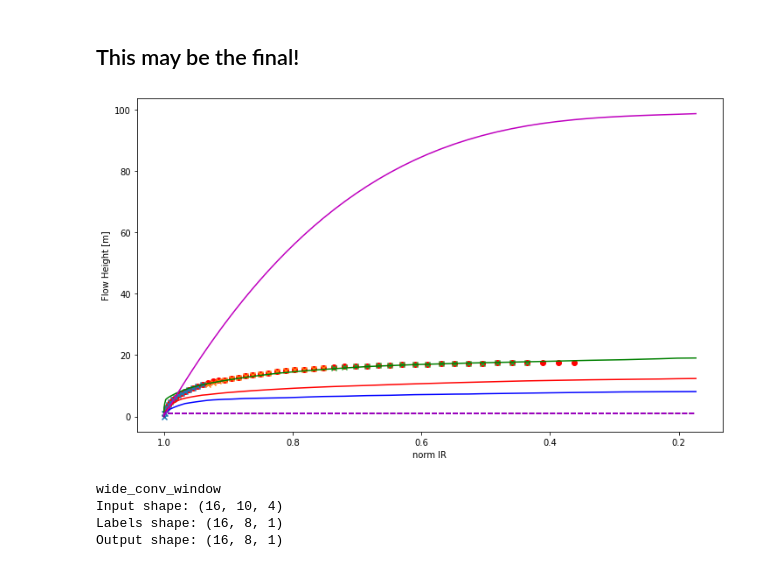
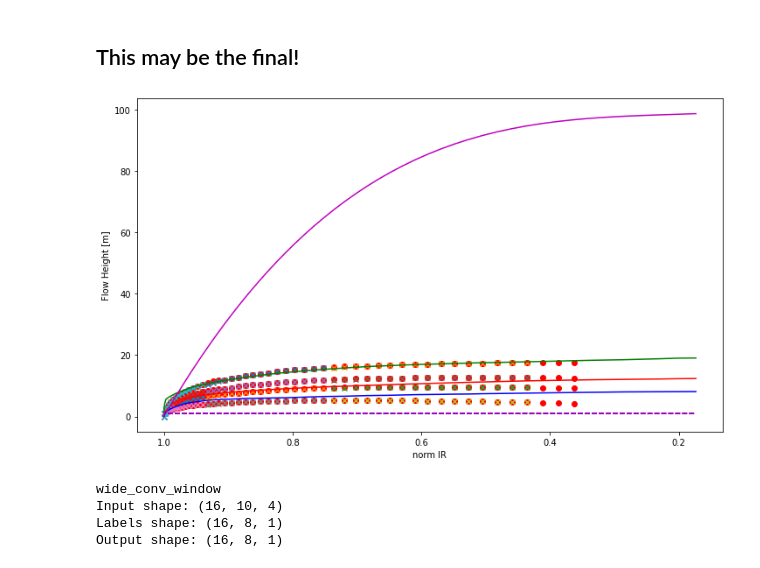
Before and after one commit to blee8/Clogging, a Jupyter notebook: 00_Procedures/00_flow_fitany_conv.ipynb, the cells around one changed output. Saved outputs shown, nothing was run; the diff lists cells and outputs as text; code cells hidden in the pictures.

```diff
--- a/00_Procedures/00_flow_fitany_conv.ipynb
+++ b/00_Procedures/00_flow_fitany_conv.ipynb
@@ -1454,41 +1200,0 @@ ax2.invert_xaxis()
-# %%
-fig, ax2 = plt.subplots(figsize = (12,7))
-ax2.plot(curve_1.iloc[0:58,0], curve_1.iloc[0:58,1], 'g-',
-        curve_2.iloc[0:58,0], curve_2.iloc[0:58,1], 'r-',
-         curve_3.iloc[0:58,0], curve_3.iloc[0:58,1], 'b-'
-          ,curve_0.iloc[0:58,0], curve_0.iloc[0:58,1], 'm-')
-
-data_set = [train_df_40]
-
-for data in data_set :
-    conv_window_t.train_df = data
-    ds = conv_window_t.train
-
-#    ds = makedata(data)
-
-    for i, batch in enumerate(ds) :
-        inputs, labels, lab = batch
-        inputs = inputs.numpy()
-
-        if i>0 :
-            for j in range (0, CONV_WIDTH-1) :
-                inputs[j, 0:CONV_WIDTH-j, 1] = inputs_res[-1:, j-CONV_WIDTH: , 1]
-
-        for n in range (len(inputs)-1) :
-            if n > 0 : inputs = inputs_res
-            predictions = conv_model(inputs[n:n+1])
-            predictions = predictions.numpy()
-            inputs[n+1, CONV_WIDTH-1:, 1] = predictions[0, :, 0]
-            inputs_res = inputs
-
-        inputs = tf.convert_to_tensor(inputs, dtype=tf.float32)
-        inputs_res = inputs
-
-        predictions = tf.convert_to_tensor(predictions, dtype=tf.float32)
-        predictions = conv_model(inputs)
-        ax2.scatter(lab[:,:, 0],  predictions[:, :, 0],marker='o', edgecolors=None, label='Predictions'
-             ,facecolors='red'  )# , c='#ff7f0e', s=64)
-        ax2.scatter(inputs[:, :, 0], inputs[:, :, 1],label='Inputs', marker='x')
-
-
-ax2.invert_xaxis()
@@ -1572,9 +1276,9 @@ CONV_WIDTH = 3
 m1 = total_window_size-CONV_WIDTH
 m = CONV_WIDTH-1
 
-#data_set = [train_df_40, train_df_41, train_df_42, train_df_43  ]
+data_set = [train_df_40, train_df_41, train_df_42, train_df_43  ]
 #data_set = [train_df_41, train_df_42, train_df_43  ]
-data_set = [train_df_43]
+#data_set = [train_df_43]
 
 for data in data_set :
     #data = np.array(data, dtype=np.float32)
@@ -1594,34 +1298,34 @@ for data in data_set :
         if i>0 :
             #for j in range (0, CONV_WIDTH-1) :
             #    inputs[j, 0:CONV_WIDTH-j, 1] = inputs_res[-1:, j-CONV_WIDTH: , 1]
             inputs[0,:,1] = inputs_res[-1:,:,1]
         for n in range (len(inputs)-1) :
             if n > 0 : inputs = inputs_res
             predictions = conv_model(inputs[n:n+1])
             predictions = predictions.numpy()
 
             inputs[n+1, 0:CONV_WIDTH-1, 1] = inputs[n, 1:CONV_WIDTH, 1]
             inputs[n+1, CONV_WIDTH-1:, 1] = predictions[0, :, 0]
             inputs_res = inputs
 
 
         inputs = tf.convert_to_tensor(inputs, dtype=tf.float32)
         inputs_res = inputs
 
         predictions = tf.convert_to_tensor(predictions, dtype=tf.float32)
         predictions = conv_model(inputs)
 #        ax2.scatter(lab[:,:, 0],  predictions[:, :, 0],marker='o', edgecolors=None, label='Predictions'
 #             ,facecolors='red'  )# , c='#ff7f0e', s=64)
 #        ax2.scatter(inputs[:, :, 0], inputs[:, :, 1],label='Inputs', marker='x')
         ax2.scatter(lab[:,0, 0],  predictions[:, 0, 0],marker='o', edgecolors=None, label='Predictions'
              ,facecolors='red'  )# , c='#ff7f0e', s=64)
         ax2.scatter(inputs[:, 0, 0], inputs[:, 0, 1],label='Inputs', marker='x')
 
 
 
 ax2.invert_xaxis()
 # %% [output]
-[figure, old version]
+[figure, new version]
 # %%
 print("wide_conv_window")
 print('Input shape:', wide_conv_window.example[0].shape)
```
Also changed, not shown: parts of 19 cells of this notebook, 18 other files.
